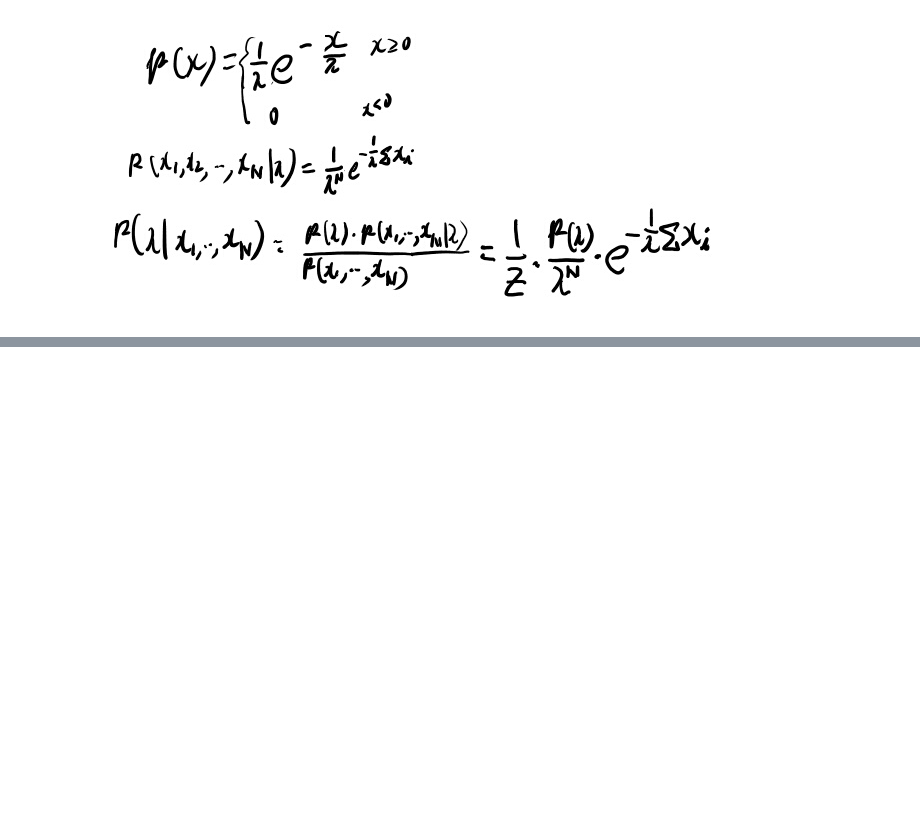
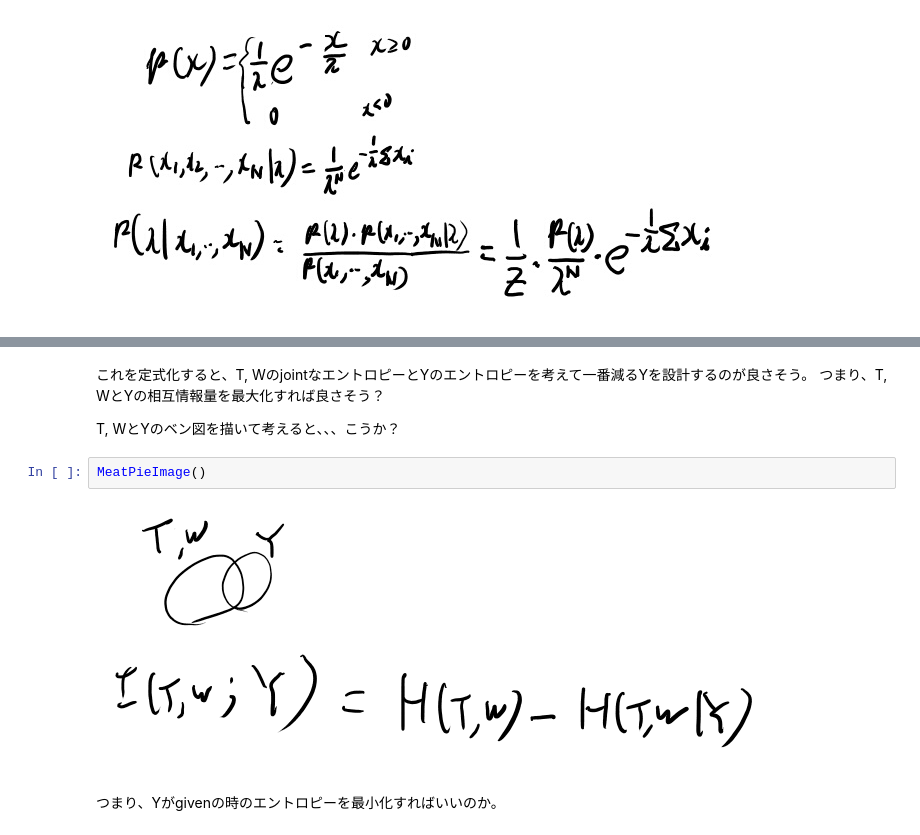
Before and after one commit to karino2/karino2.github.io, a Jupyter notebook: ipynb/2019-04-07-140022.ipynb, the cells around one changed output, grey strips where cells are left out. Drawn from its saved outputs; the diff is of its cells as text; blank space fills up the shorter version.

```diff
--- a/ipynb/2019-04-07-140022.ipynb
+++ b/ipynb/2019-04-07-140022.ipynb
@@ -155,0 +294,11 @@ $$P(D |\mathcal{H}_1) $$
+# %% [markdown]
+これを定式化すると、T, WのjointなエントロピーとYのエントロピーを考えて一番減るYを設計するのが良さそう。
+つまり、T, WとYの相互情報量を最大化すれば良さそう？
+
+T, WとYのベン図を描いて考えると、、、こうか？
+# %%
+MeatPieImage()
+# %% [output]
+[figure, added]
+# %% [markdown]
+つまり、Yがgivenの時のエントロピーを最小化すればいいのか。
```
Also changed, not shown: parts of 14 cells of this notebook.
